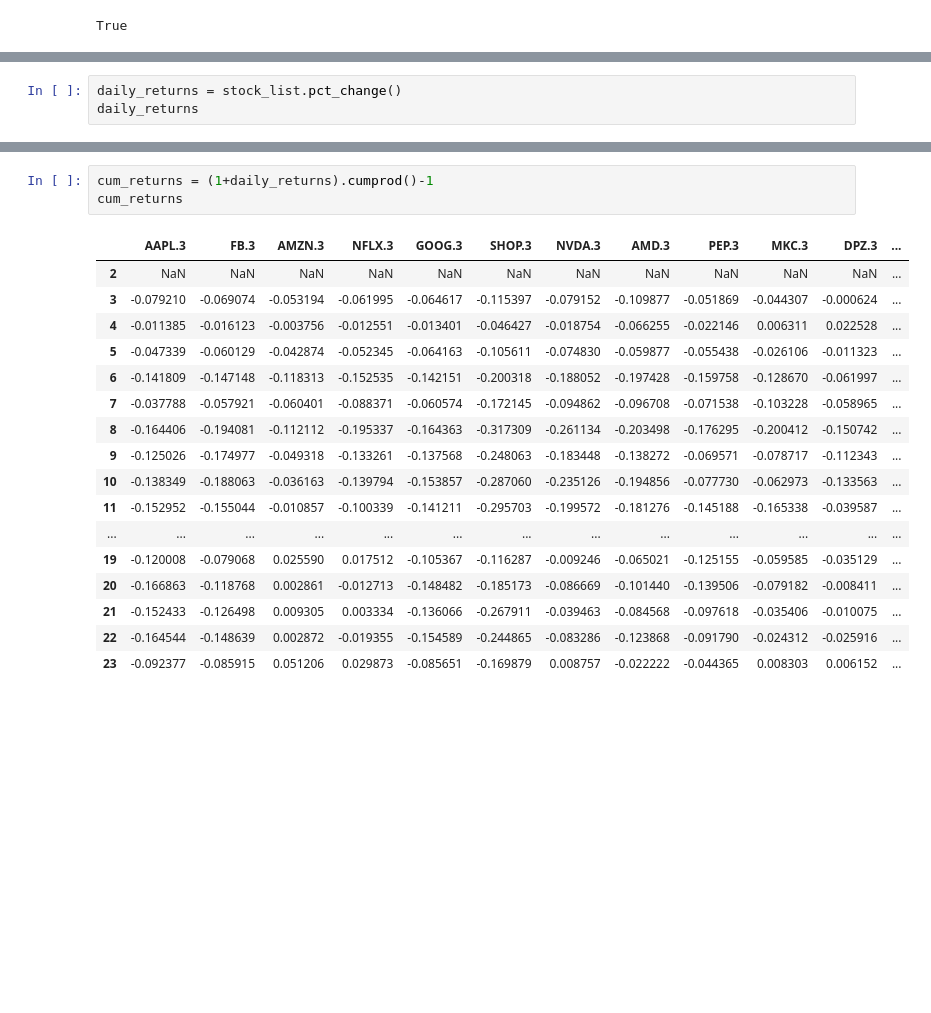
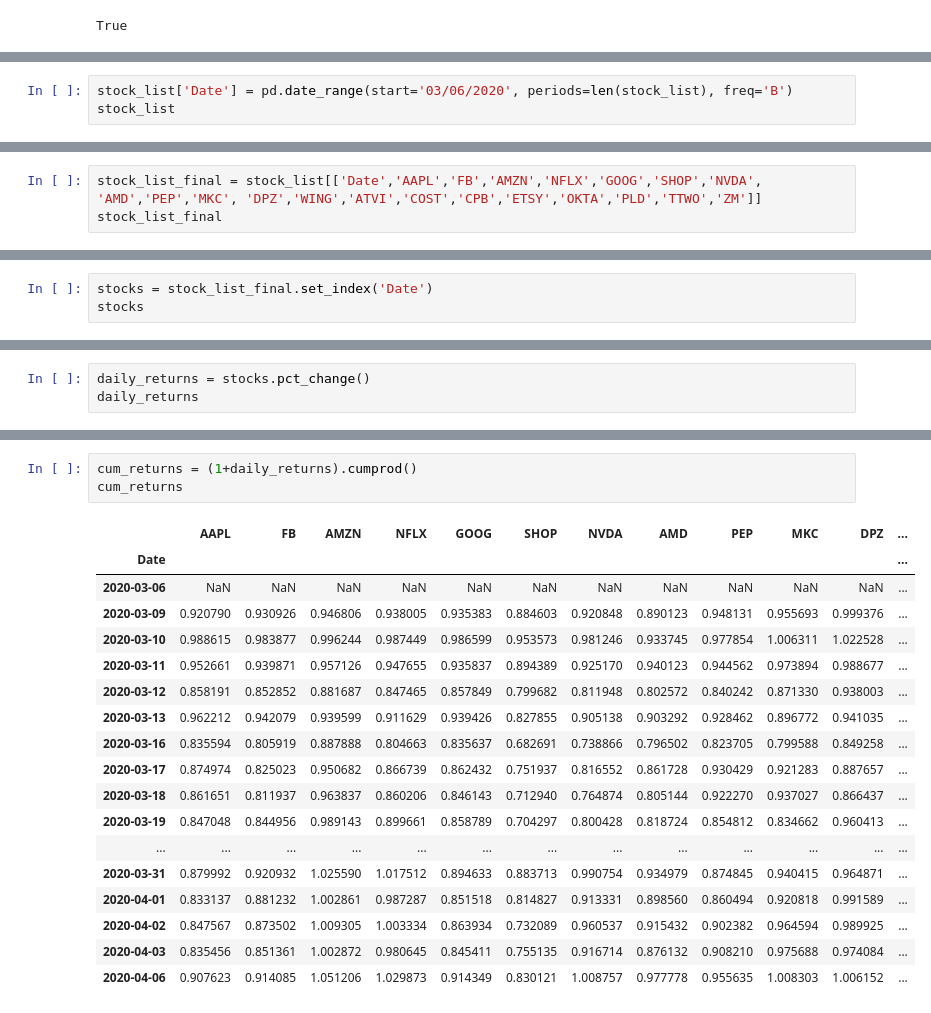
Before and after one commit to HeyokaBull777/Group_5, a Jupyter notebook: 1monthanalysis.ipynb, the cells around one changed output, grey strips where cells are left out. Saved outputs shown, nothing was run; the diff lists cells and outputs as text; blank space fills up the shorter version.

```diff
--- a/1monthanalysis.ipynb
+++ b/1monthanalysis.ipynb
@@ -101,0 +121,3 @@ stock_list
+# %%
+stock_list['Date'] = pd.date_range(start='03/06/2020', periods=len(stock_list), freq='B')
+stock_list
@@ -101,0 +143,3 @@ stock_list
+# %%
+stock_list_final = stock_list[['Date','AAPL','FB','AMZN','NFLX','GOOG','SHOP','NVDA', 'AMD','PEP','MKC', 'DPZ','WING','ATVI','COST','CPB','ETSY','OKTA','PLD','TTWO','ZM']]
+stock_list_final
@@ -101,0 +186,3 @@ stock_list
+# %%
+stocks = stock_list_final.set_index('Date')
+stocks
@@ -102,4 +208,4 @@ stock_list
 # %%
-daily_returns = stock_list.pct_change()
+daily_returns = stocks.pct_change()
 daily_returns
 # %% [output]
@@ -128,22 +235,23 @@ stock_list.pct_change().plot(figsize= (20,10))
 # %%
-cum_returns = (1+daily_returns).cumprod()-1
+cum_returns = (1+daily_returns).cumprod()
 cum_returns
 # %% [output]
-|  | AAPL.3 | FB.3 | AMZN.3 | NFLX.3 | GOOG.3 | SHOP.3 | NVDA.3 | AMD.3 | PEP.3 | MKC.3 | DPZ.3 | ... |
-| 2 | NaN | NaN | NaN | NaN | NaN | NaN | NaN | NaN | NaN | NaN | NaN | ... |
-| 3 | -0.079210 | -0.069074 | -0.053194 | -0.061995 | -0.064617 | -0.115397 | -0.079152 | -0.109877 | -0.051869 | -0.044307 | -0.000624 | ... |
-| 4 | -0.011385 | -0.016123 | -0.003756 | -0.012551 | -0.013401 | -0.046427 | -0.018754 | -0.066255 | -0.022146 | 0.006311 | 0.022528 | ... |
-| 5 | -0.047339 | -0.060129 | -0.042874 | -0.052345 | -0.064163 | -0.105611 | -0.074830 | -0.059877 | -0.055438 | -0.026106 | -0.011323 | ... |
-| 6 | -0.141809 | -0.147148 | -0.118313 | -0.152535 | -0.142151 | -0.200318 | -0.188052 | -0.197428 | -0.159758 | -0.128670 | -0.061997 | ... |
-| 7 | -0.037788 | -0.057921 | -0.060401 | -0.088371 | -0.060574 | -0.172145 | -0.094862 | -0.096708 | -0.071538 | -0.103228 | -0.058965 | ... |
-| 8 | -0.164406 | -0.194081 | -0.112112 | -0.195337 | -0.164363 | -0.317309 | -0.261134 | -0.203498 | -0.176295 | -0.200412 | -0.150742 | ... |
-| 9 | -0.125026 | -0.174977 | -0.049318 | -0.133261 | -0.137568 | -0.248063 | -0.183448 | -0.138272 | -0.069571 | -0.078717 | -0.112343 | ... |
-| 10 | -0.138349 | -0.188063 | -0.036163 | -0.139794 | -0.153857 | -0.287060 | -0.235126 | -0.194856 | -0.077730 | -0.062973 | -0.133563 | ... |
-| 11 | -0.152952 | -0.155044 | -0.010857 | -0.100339 | -0.141211 | -0.295703 | -0.199572 | -0.181276 | -0.145188 | -0.165338 | -0.039587 | ... |
+|  | AAPL | FB | AMZN | NFLX | GOOG | SHOP | NVDA | AMD | PEP | MKC | DPZ | ... |
+| Date |  |  |  |  |  |  |  |  |  |  |  | ... |
+| 2020-03-06 | NaN | NaN | NaN | NaN | NaN | NaN | NaN | NaN | NaN | NaN | NaN | ... |
+| 2020-03-09 | 0.920790 | 0.930926 | 0.946806 | 0.938005 | 0.935383 | 0.884603 | 0.920848 | 0.890123 | 0.948131 | 0.955693 | 0.999376 | ... |
+| 2020-03-10 | 0.988615 | 0.983877 | 0.996244 | 0.987449 | 0.986599 | 0.953573 | 0.981246 | 0.933745 | 0.977854 | 1.006311 | 1.022528 | ... |
+| 2020-03-11 | 0.952661 | 0.939871 | 0.957126 | 0.947655 | 0.935837 | 0.894389 | 0.925170 | 0.940123 | 0.944562 | 0.973894 | 0.988677 | ... |
+| 2020-03-12 | 0.858191 | 0.852852 | 0.881687 | 0.847465 | 0.857849 | 0.799682 | 0.811948 | 0.802572 | 0.840242 | 0.871330 | 0.938003 | ... |
+| 2020-03-13 | 0.962212 | 0.942079 | 0.939599 | 0.911629 | 0.939426 | 0.827855 | 0.905138 | 0.903292 | 0.928462 | 0.896772 | 0.941035 | ... |
+| 2020-03-16 | 0.835594 | 0.805919 | 0.887888 | 0.804663 | 0.835637 | 0.682691 | 0.738866 | 0.796502 | 0.823705 | 0.799588 | 0.849258 | ... |
+| 2020-03-17 | 0.874974 | 0.825023 | 0.950682 | 0.866739 | 0.862432 | 0.751937 | 0.816552 | 0.861728 | 0.930429 | 0.921283 | 0.887657 | ... |
+| 2020-03-18 | 0.861651 | 0.811937 | 0.963837 | 0.860206 | 0.846143 | 0.712940 | 0.764874 | 0.805144 | 0.922270 | 0.937027 | 0.866437 | ... |
+| 2020-03-19 | 0.847048 | 0.844956 | 0.989143 | 0.899661 | 0.858789 | 0.704297 | 0.800428 | 0.818724 | 0.854812 | 0.834662 | 0.960413 | ... |
 | ... | ... | ... | ... | ... | ... | ... | ... | ... | ... | ... | ... | ... |
-| 19 | -0.120008 | -0.079068 | 0.025590 | 0.017512 | -0.105367 | -0.116287 | -0.009246 | -0.065021 | -0.125155 | -0.059585 | -0.035129 | ... |
-| 20 | -0.166863 | -0.118768 | 0.002861 | -0.012713 | -0.148482 | -0.185173 | -0.086669 | -0.101440 | -0.139506 | -0.079182 | -0.008411 | ... |
-| 21 | -0.152433 | -0.126498 | 0.009305 | 0.003334 | -0.136066 | -0.267911 | -0.039463 | -0.084568 | -0.097618 | -0.035406 | -0.010075 | ... |
-| 22 | -0.164544 | -0.148639 | 0.002872 | -0.019355 | -0.154589 | -0.244865 | -0.083286 | -0.123868 | -0.091790 | -0.024312 | -0.025916 | ... |
-| 23 | -0.092377 | -0.085915 | 0.051206 | 0.029873 | -0.085651 | -0.169879 | 0.008757 | -0.022222 | -0.044365 | 0.008303 | 0.006152 | ... |
+| 2020-03-31 | 0.879992 | 0.920932 | 1.025590 | 1.017512 | 0.894633 | 0.883713 | 0.990754 | 0.934979 | 0.874845 | 0.940415 | 0.964871 | ... |
+| 2020-04-01 | 0.833137 | 0.881232 | 1.002861 | 0.987287 | 0.851518 | 0.814827 | 0.913331 | 0.898560 | 0.860494 | 0.920818 | 0.991589 | ... |
+| 2020-04-02 | 0.847567 | 0.873502 | 1.009305 | 1.003334 | 0.863934 | 0.732089 | 0.960537 | 0.915432 | 0.902382 | 0.964594 | 0.989925 | ... |
+| 2020-04-03 | 0.835456 | 0.851361 | 1.002872 | 0.980645 | 0.845411 | 0.755135 | 0.916714 | 0.876132 | 0.908210 | 0.975688 | 0.974084 | ... |
+| 2020-04-06 | 0.907623 | 0.914085 | 1.051206 | 1.029873 | 0.914349 | 0.830121 | 1.008757 | 0.977778 | 0.955635 | 1.008303 | 1.006152 | ... |
 # %%
```
Also changed, not shown: parts of 27 cells of this notebook, 1 other file.
